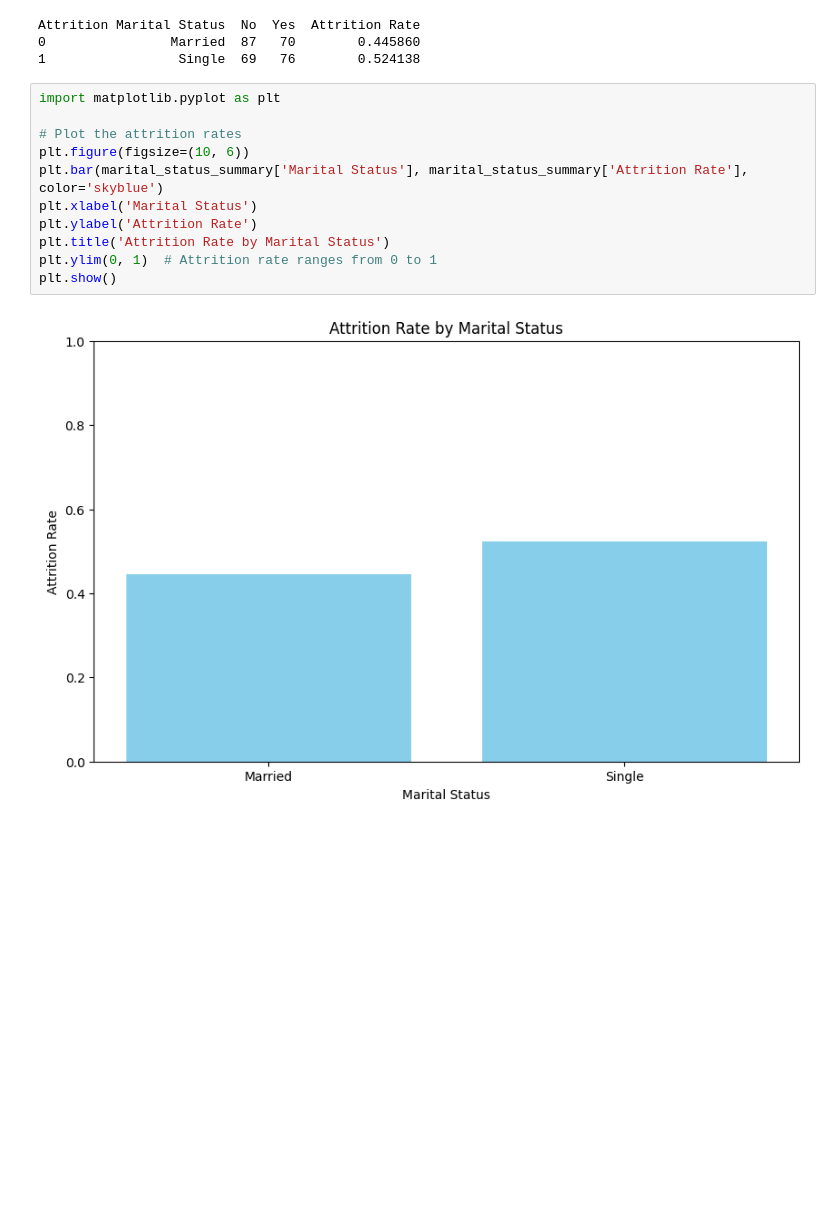
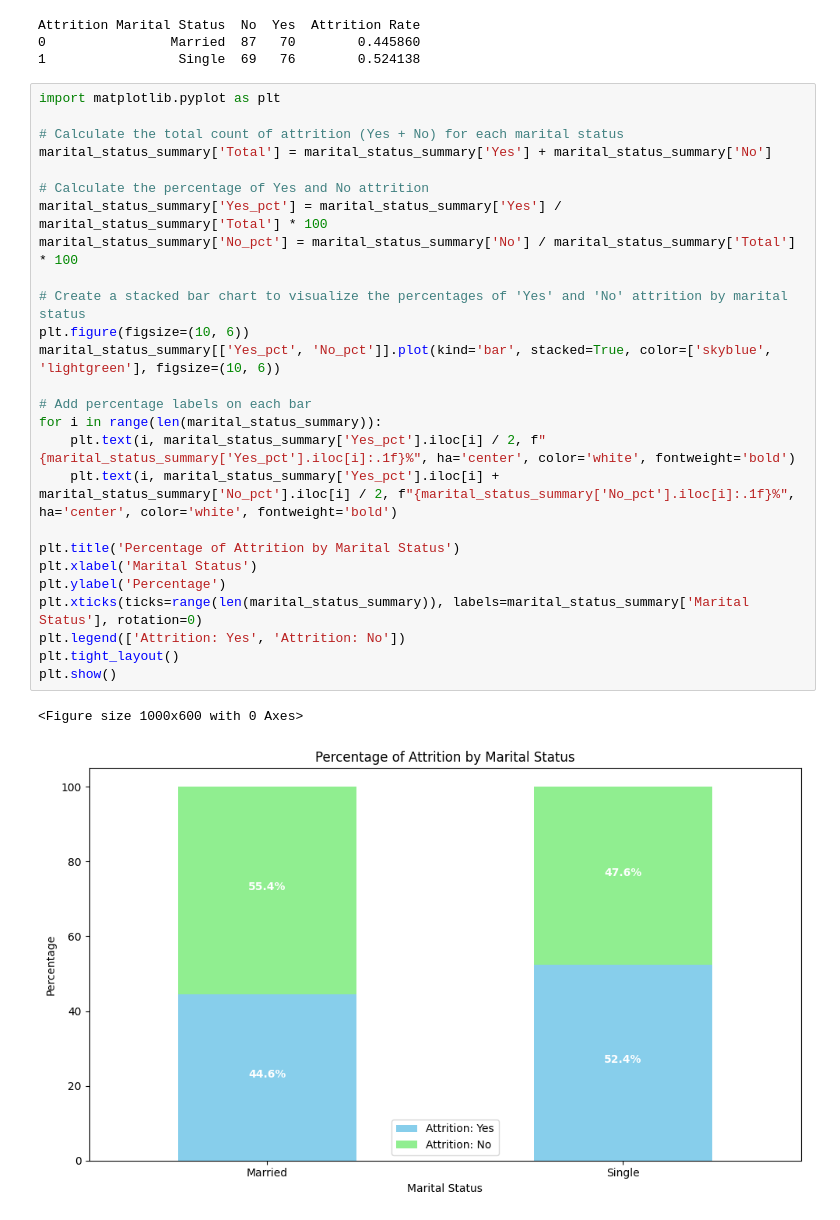
Before and after one commit to AndyMortey/Employee-Attrition-Predictor, a Jupyter notebook: notebook.ipynb, the cells around one changed output. Saved outputs shown, nothing was run; the diff lists cells and outputs as text; blank space fills up the shorter version.

```diff
--- a/notebook.ipynb
+++ b/notebook.ipynb
@@ -312,16 +311,32 @@ print(marital_status_summary)
 Attrition Marital Status  No  Yes  Attrition Rate
 0                Married  87   70        0.445860
 1                 Single  69   76        0.524138
-# %%
-import matplotlib.pyplot as plt
-
-# Plot the attrition rates
-plt.figure(figsize=(10, 6))
-plt.bar(marital_status_summary['Marital Status'], marital_status_summary['Attrition Rate'], color='skyblue')
-plt.xlabel('Marital Status')
-plt.ylabel('Attrition Rate')
-plt.title('Attrition Rate by Marital Status')
-plt.ylim(0, 1)  # Attrition rate ranges from 0 to 1
-plt.show()
-# %% [output]
-[figure, removed]
+# %%
+import matplotlib.pyplot as plt
+
+# Calculate the total count of attrition (Yes + No) for each marital status
+marital_status_summary['Total'] = marital_status_summary['Yes'] + marital_status_summary['No']
+
+# Calculate the percentage of Yes and No attrition
+marital_status_summary['Yes_pct'] = marital_status_summary['Yes'] / marital_status_summary['Total'] * 100
+marital_status_summary['No_pct'] = marital_status_summary['No'] / marital_status_summary['Total'] * 100
+
+# Create a stacked bar chart to visualize the percentages of 'Yes' and 'No' attrition by marital status
+plt.figure(figsize=(10, 6))
+marital_status_summary[['Yes_pct', 'No_pct']].plot(kind='bar', stacked=True, color=['skyblue', 'lightgreen'], figsize=(10, 6))
+
+# Add percentage labels on each bar
+for i in range(len(marital_status_summary)):
+    plt.text(i, marital_status_summary['Yes_pct'].iloc[i] / 2, f"{marital_status_summary['Yes_pct'].iloc[i]:.1f}%", ha='center', color='white', fontweight='bold')
+    plt.text(i, marital_status_summary['Yes_pct'].iloc[i] + marital_status_summary['No_pct'].iloc[i] / 2, f"{marital_status_summary['No_pct'].iloc[i]:.1f}%", ha='center', color='white', fontweight='bold')
+
+plt.title('Percentage of Attrition by Marital Status')
+plt.xlabel('Marital Status')
+plt.ylabel('Percentage')
+plt.xticks(ticks=range(len(marital_status_summary)), labels=marital_status_summary['Marital Status'], rotation=0)
+plt.legend(['Attrition: Yes', 'Attrition: No'])
+plt.tight_layout()
+plt.show()
+# %% [output]
+<Figure size 1000x600 with 0 Axes>
+[figure, added]
```
Also changed, not shown: parts of 1 cell of this notebook, 2 other files.
